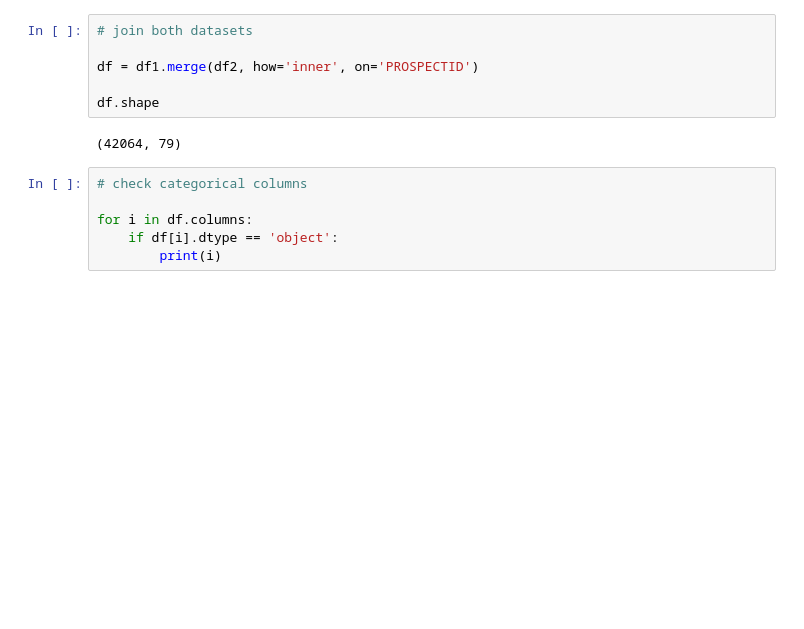
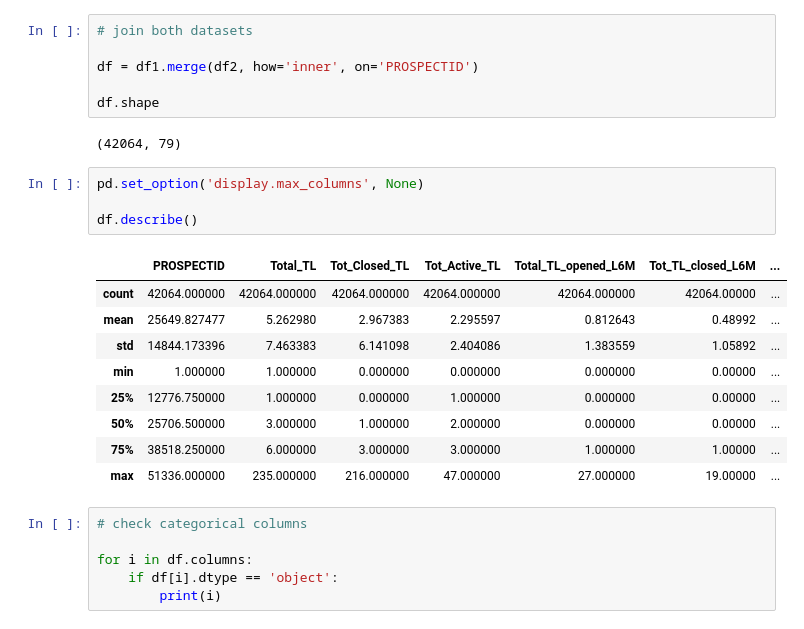
Before and after one commit to shraddhagupta27/credit-risk-modeling, a Jupyter notebook: credit-risk.ipynb, the cells around one changed output. Saved outputs shown, nothing was run; the diff lists cells and outputs as text; blank space fills up the shorter version.

```diff
--- a/credit-risk.ipynb
+++ b/credit-risk.ipynb
@@ -91,6 +91,20 @@ df = df1.merge(df2, how='inner', on='PROSPECTID')
 df.shape
 # %% [output]
 (42064, 79)
+# %%
+pd.set_option('display.max_columns', None)
+
+df.describe()
+# %% [output]
+|  | PROSPECTID | Total_TL | Tot_Closed_TL | Tot_Active_TL | Total_TL_opened_L6M | Tot_TL_closed_L6M | ... |
+| count | 42064.000000 | 42064.000000 | 42064.000000 | 42064.000000 | 42064.000000 | 42064.00000 | ... |
+| mean | 25649.827477 | 5.262980 | 2.967383 | 2.295597 | 0.812643 | 0.48992 | ... |
+| std | 14844.173396 | 7.463383 | 6.141098 | 2.404086 | 1.383559 | 1.05892 | ... |
+| min | 1.000000 | 1.000000 | 0.000000 | 0.000000 | 0.000000 | 0.00000 | ... |
+| 25% | 12776.750000 | 1.000000 | 0.000000 | 1.000000 | 0.000000 | 0.00000 | ... |
+| 50% | 25706.500000 | 3.000000 | 1.000000 | 2.000000 | 0.000000 | 0.00000 | ... |
+| 75% | 38518.250000 | 6.000000 | 3.000000 | 3.000000 | 1.000000 | 1.00000 | ... |
+| max | 51336.000000 | 235.000000 | 216.000000 | 47.000000 | 27.000000 | 19.00000 | ... |
 # %%
 # check categorical columns
 
```
Also changed, not shown: parts of 22 cells of this notebook.
